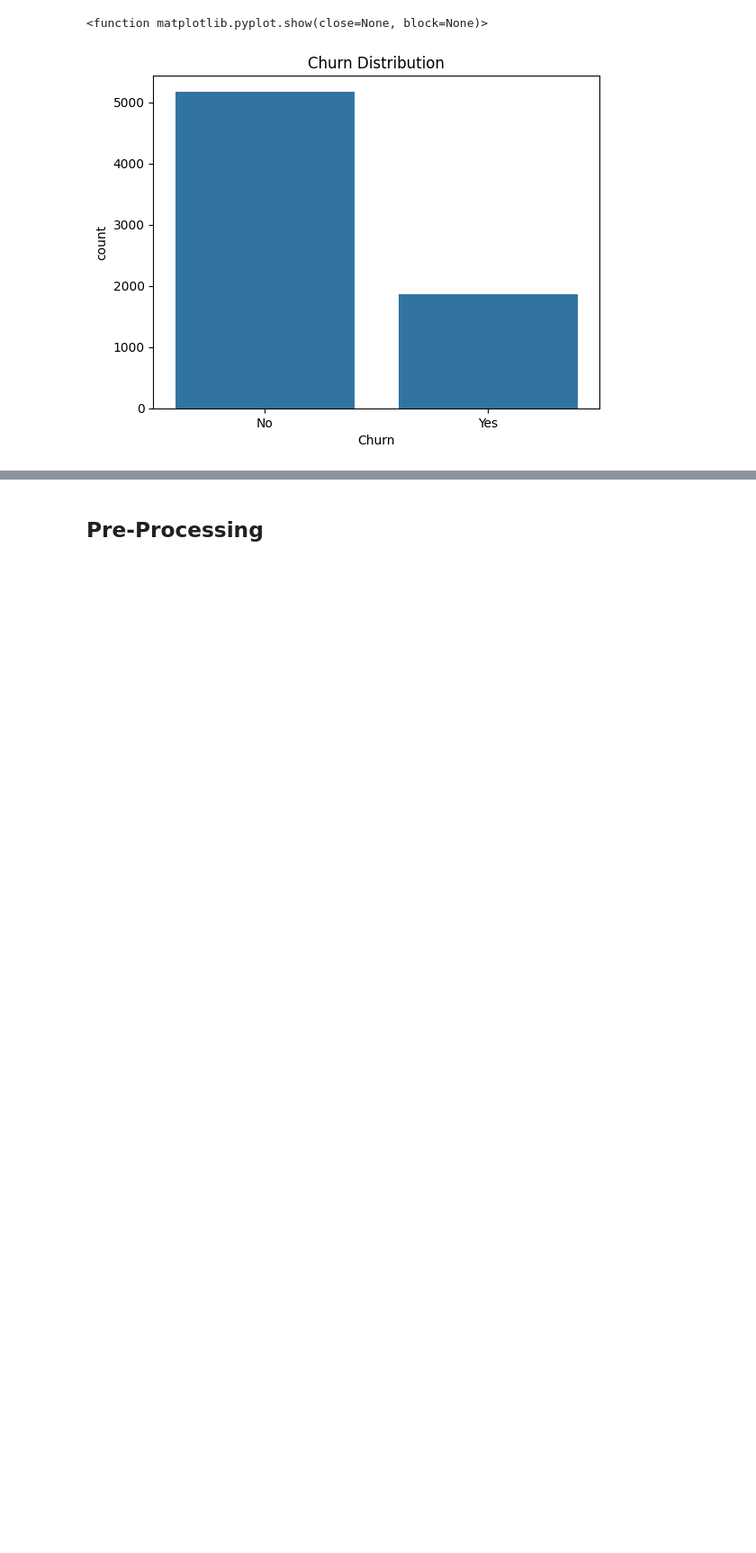
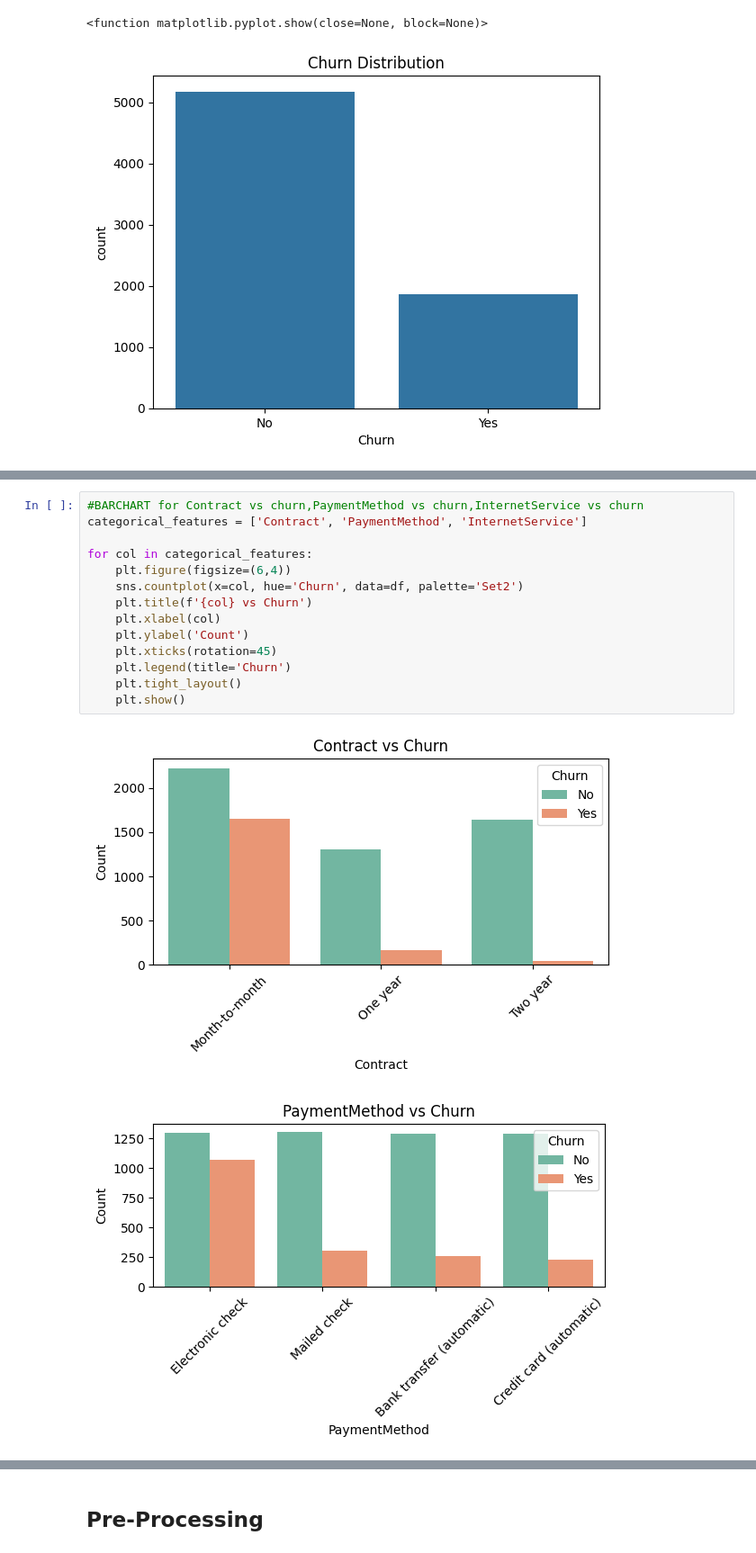
Before and after one commit to samhashiyam/MachineLearning, a Jupyter notebook: MLcwipynb.ipynb, the cells around one changed output, grey strips where cells are left out. Shown at 90% size. Cells and saved outputs as stored; diff of their text form; blank space fills up the shorter version.

```diff
--- a/MLcwipynb.ipynb
+++ b/MLcwipynb.ipynb
@@ -142,0 +149,17 @@ plt.show()
+# %%
+#BARCHART for Contract vs churn,PaymentMethod vs churn,InternetService vs churn
+categorical_features = ['Contract', 'PaymentMethod', 'InternetService']
+
+for col in categorical_features:
+    plt.figure(figsize=(6,4))
+    sns.countplot(x=col, hue='Churn', data=df, palette='Set2')
+    plt.title(f'{col} vs Churn')
+    plt.xlabel(col)
+    plt.ylabel('Count')
+    plt.xticks(rotation=45)
+    plt.legend(title='Churn')
+    plt.tight_layout()
+    plt.show()
+# %% [output]
+[figure, added]
+[figure, added]
```
Also changed, not shown: parts of 7 cells of this notebook.
